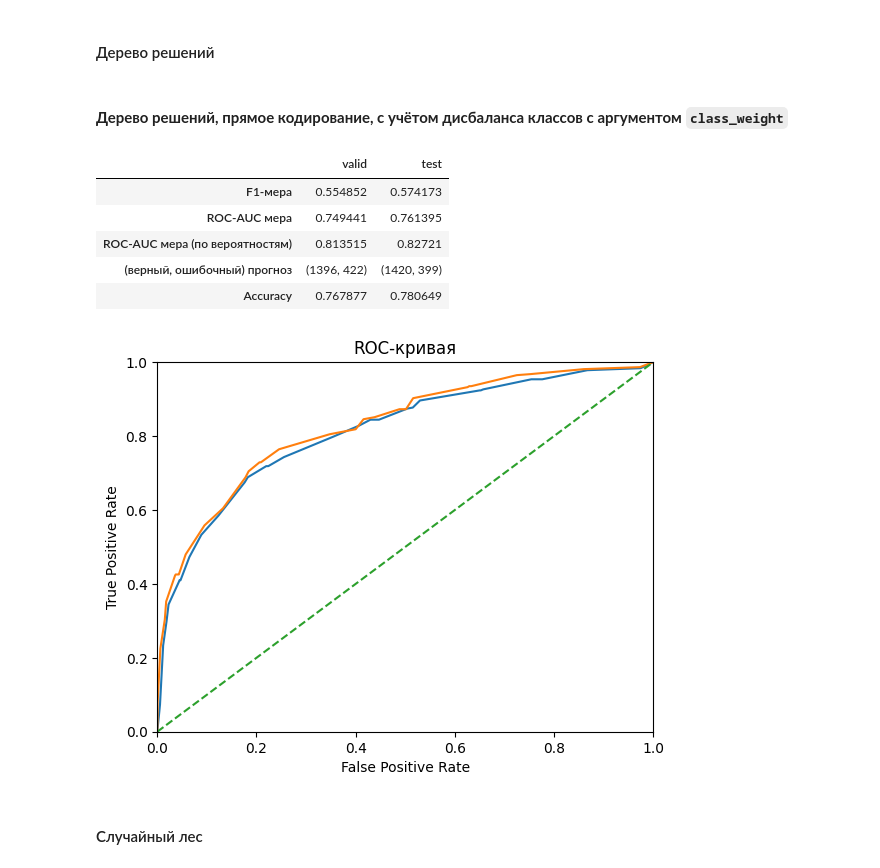
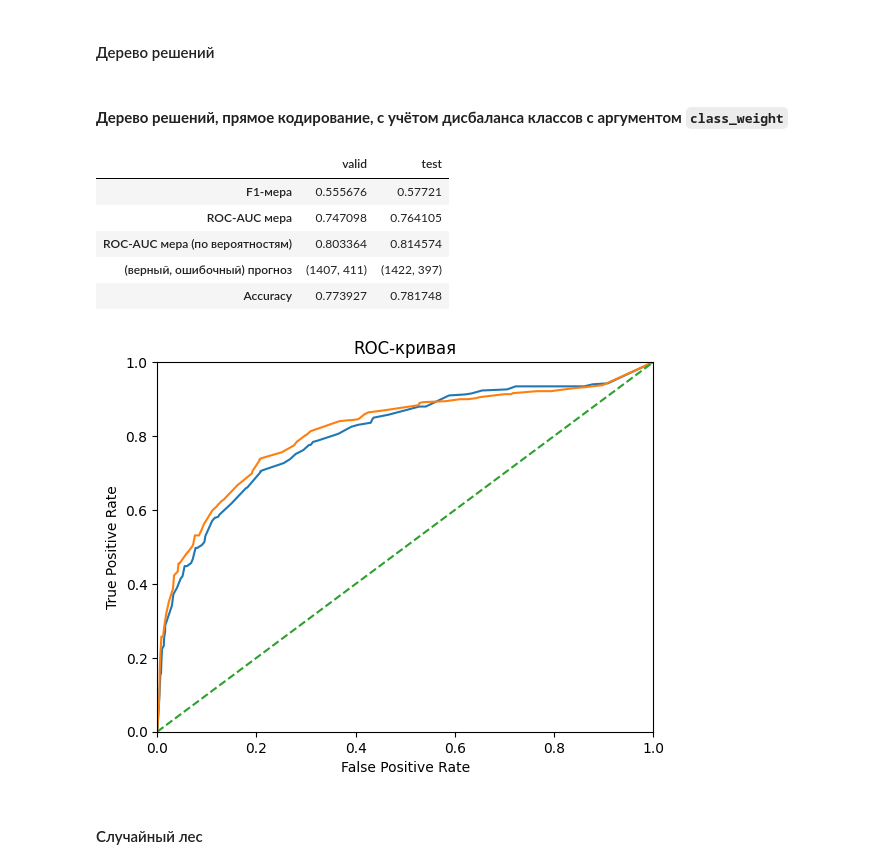
Before and after one commit to Dobrosvet/learn_github_bank_customers_outflow, a Jupyter notebook: bank_customers_outflow.ipynb, the cells around one changed output. Cells and saved outputs as stored; diff of their text form; code cells hidden in the pictures.

```diff
--- a/bank_customers_outflow.ipynb
+++ b/bank_customers_outflow.ipynb
@@ -503,24 +503,24 @@ lrbw_probabilities_one_valid_ohe, lrbw_probabilities_one_test_ohe \
 # %%
 dtbw_model_ohe, \
 dtbw_predicted_valid_ohe, dtbw_predicted_test_ohe, \
 dtbw_f1_valid_ohe, dtbw_f1_test_ohe, \
 dtbw_roc_auc_valid_ohe, dtbw_roc_auc_test_ohe, \
 dtbw_cm_tf_valid_ohe, dtbw_cm_tf_test_ohe, \
 dtbw_as_valid_ohe, dtbw_as_test_ohe, \
 dtbw_probabilities_one_valid_ohe, dtbw_probabilities_one_test_ohe \
     = ml_pipline('Дерево решений, прямое кодирование, с учётом дисбаланса классов с аргументом `class_weight`',
-                 DecisionTreeClassifier, {'max_depth': 6, 'class_weight': 'balanced', 'random_state': RANDOM_STATE},
+                 DecisionTreeClassifier, {'max_depth': 8, 'class_weight': 'balanced', 'splitter': 'random', 'random_state': RANDOM_STATE},
                  features_train_ohe, features_test_ohe, features_valid_ohe,
                  target_train_ohe, target_test_ohe, target_valid_ohe)
 # %% [output]
 <br>**Дерево решений, прямое кодирование, с учётом дисбаланса классов с аргументом `class_weight`**
 |  | valid | test |
-| F1-мера | 0.554852 | 0.574173 |
-| ROC-AUC мера | 0.749441 | 0.761395 |
-| ROC-AUC мера (по вероятностям) | 0.813515 | 0.82721 |
-| (верный, ошибочный) прогноз | (1396, 422) | (1420, 399) |
-| Accuracy | 0.767877 | 0.780649 |
+| F1-мера | 0.555676 | 0.57721 |
+| ROC-AUC мера | 0.747098 | 0.764105 |
+| ROC-AUC мера (по вероятностям) | 0.803364 | 0.814574 |
+| (верный, ошибочный) прогноз | (1407, 411) | (1422, 397) |
+| Accuracy | 0.773927 | 0.781748 |
-[figure, old version]
+[figure, new version]
 # %% [markdown]
 #### Случайный лес
 # %%
```
Also changed, not shown: parts of 1 cell of this notebook.
